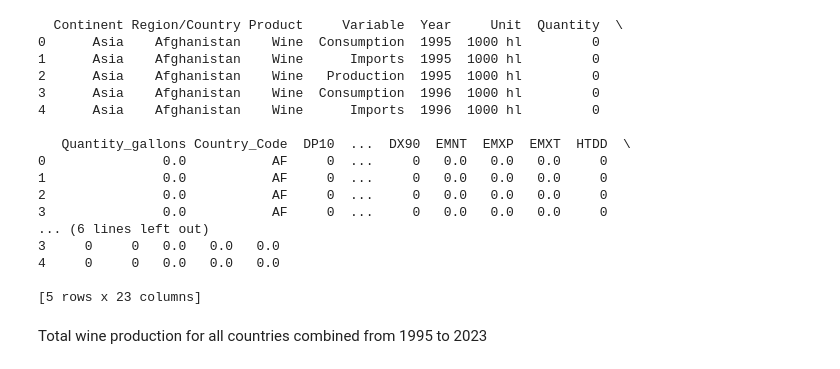
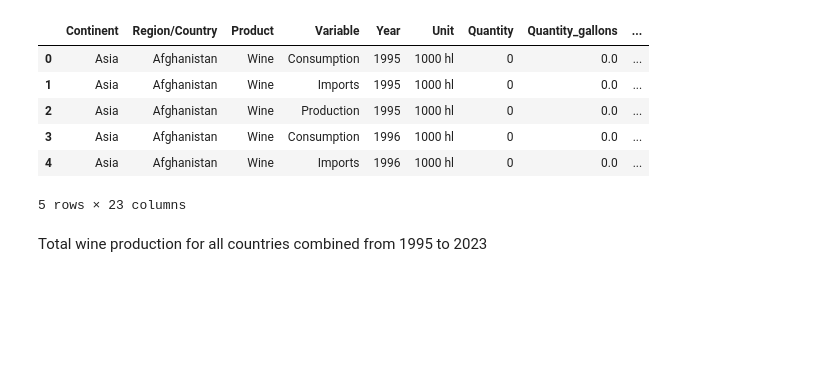
Before and after one commit to omomadcat/Viticulture, a Jupyter notebook: Wine_Project_Solution_main.ipynb, the cells around one changed output. Saved outputs shown, nothing was run; the diff lists cells and outputs as text; code cells hidden in the pictures; blank space fills up the shorter version.

```diff
--- a/Wine_Project_Solution_main.ipynb
+++ b/Wine_Project_Solution_main.ipynb
@@ -62,41 +52,32 @@ print(glossary_df)
 # %%
 # Convert quantity from 1000hl to gallons
 # Assuming the quantity column is named 'quantity' and it is in '1000hl'
 # 1 hectoliter (hl) is approximately 26.4172 gallons
 # Therefore, 1000 hl is 1000 * 26.4172 gallons
 
 conversion_factor = 26.4172
 wine_country_weather_data_df['Quantity_gallons'] = wine_country_weather_data_df['Quantity'].astype(float) * 1000 * conversion_factor
 
 # Reorder columns to place 'Quantity_Gallons' right after 'Quantity'
 columns = list(wine_country_weather_data_df.columns)
 quantity_index = columns.index('Quantity')
 columns.insert(quantity_index + 1, columns.pop(columns.index('Quantity_gallons')))
 wine_country_weather_data_final_df = wine_country_weather_data_df[columns]
 
 # Remove blank records where country_code is blank
 wine_country_weather_data_final_df = wine_country_weather_data_final_df[wine_country_weather_data_final_df['Country_Code'].notna()].reset_index(drop=True)
 
 # Display the modified dataframe
-print(wine_country_weather_data_final_df.head())
+# print(wine_country_weather_data_final_df.head())
+wine_country_weather_data_final_df.head()
 # %% [output]
+|  | Continent | Region/Country | Product | Variable | Year | Unit | Quantity | Quantity_gallons | ... |
+| 0 | Asia | Afghanistan | Wine | Consumption | 1995 | 1000 hl | 0 | 0.0 | ... |
+| 1 | Asia | Afghanistan | Wine | Imports | 1995 | 1000 hl | 0 | 0.0 | ... |
+| 2 | Asia | Afghanistan | Wine | Production | 1995 | 1000 hl | 0 | 0.0 | ... |
+| 3 | Asia | Afghanistan | Wine | Consumption | 1996 | 1000 hl | 0 | 0.0 | ... |
+| 4 | Asia | Afghanistan | Wine | Imports | 1996 | 1000 hl | 0 | 0.0 | ... |
-  Continent Region/Country Product     Variable  Year     Unit  Quantity  \
-0      Asia    Afghanistan    Wine  Consumption  1995  1000 hl         0
-1      Asia    Afghanistan    Wine      Imports  1995  1000 hl         0
-2      Asia    Afghanistan    Wine   Production  1995  1000 hl         0
-3      Asia    Afghanistan    Wine  Consumption  1996  1000 hl         0
-4      Asia    Afghanistan    Wine      Imports  1996  1000 hl         0
-
-   Quantity_gallons Country_Code  DP10  ...  DX90  EMNT  EMXP  EMXT  HTDD  \
-0               0.0           AF     0  ...     0   0.0   0.0   0.0     0
-1               0.0           AF     0  ...     0   0.0   0.0   0.0     0
-2               0.0           AF     0  ...     0   0.0   0.0   0.0     0
-3               0.0           AF     0  ...     0   0.0   0.0   0.0     0
-... (6 lines left out)
-3     0     0   0.0   0.0   0.0
-4     0     0   0.0   0.0   0.0
-
-[5 rows x 23 columns]
+5 rows × 23 columns
 # %% [markdown]
 Total wine production for all countries combined from 1995 to 2023
 # %%
```
Also changed, not shown: parts of 2 cells of this notebook.
